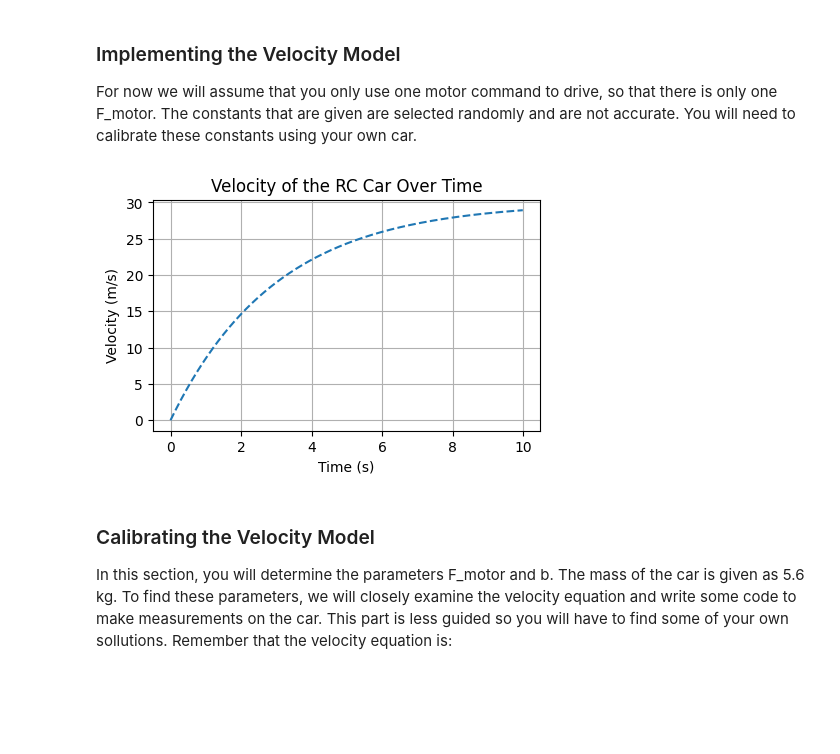
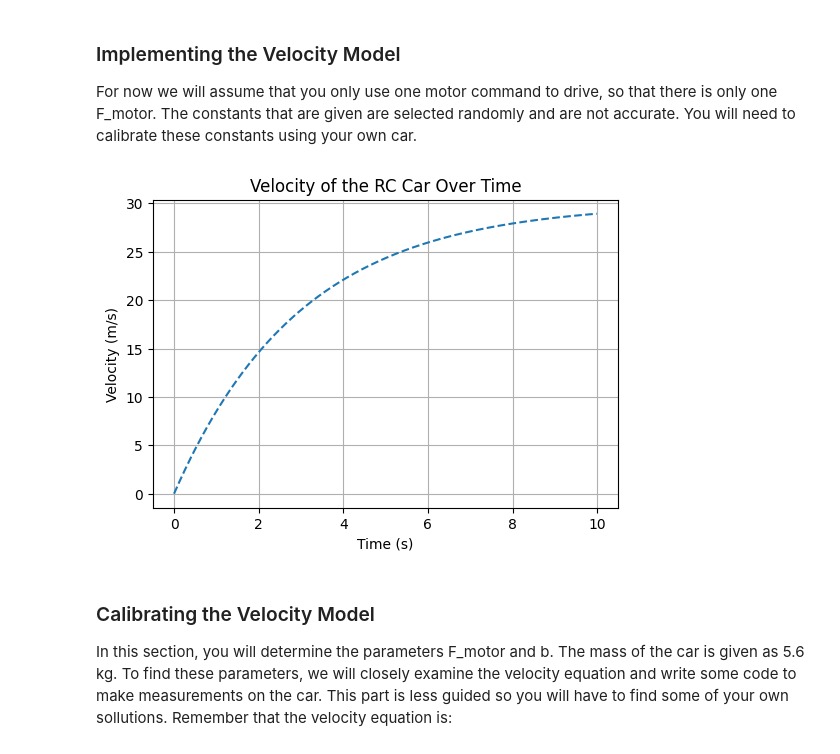
Before and after one commit to OpenEd-IP3/Book, a Jupyter notebook: Module 4.ipynb, the cells around one changed output. Saved outputs shown, nothing was run; the diff lists cells and outputs as text; code cells hidden in the pictures; blank space fills up the shorter version.

```diff
--- a/Module 4.ipynb
+++ b/Module 4.ipynb
@@ -57,35 +57,35 @@ For now we will assume that you only use one motor command to drive, so that the
 m = 1.5  # mass of the car (kg)
 F_motor = 15.0  # constant motor force (N)
 b = 0.5  # friction coefficient (N·s/m)
 
 dt = 0.01  # time step (s)
 t_max = 10.0  # maximum simulation time (s)
 
 # Time array
 t = np.arange(0, t_max, dt)
 
 # Velocity array
 v = np.zeros_like(t)
 
 # Initial condition
 v[0] = 0.0  # initial velocity (m/s)
 
 # Numerical simulation (Euler's method)
 for i in range(1, len(t)):
     # Simplified model (without air resistance)
     dv_simplified = (F_motor/m - (b/m) * v[i-1]) * dt
     v[i] = v[i-1] + dv_simplified
 
 # Plotting the results
-plt.figure(figsize=(5, 3))
+plt.figure(figsize=(6, 4))
 plt.plot(t, v, linestyle='--')
 plt.xlabel('Time (s)')
 plt.ylabel('Velocity (m/s)')
 plt.title('Velocity of the RC Car Over Time')
 plt.grid(True)
 plt.show()
 # %% [output]
-[figure, old version]
+[figure, new version]
 # %% [markdown]
 ### Calibrating the Velocity Model
 
```
Also changed, not shown: parts of 3 cells of this notebook.
